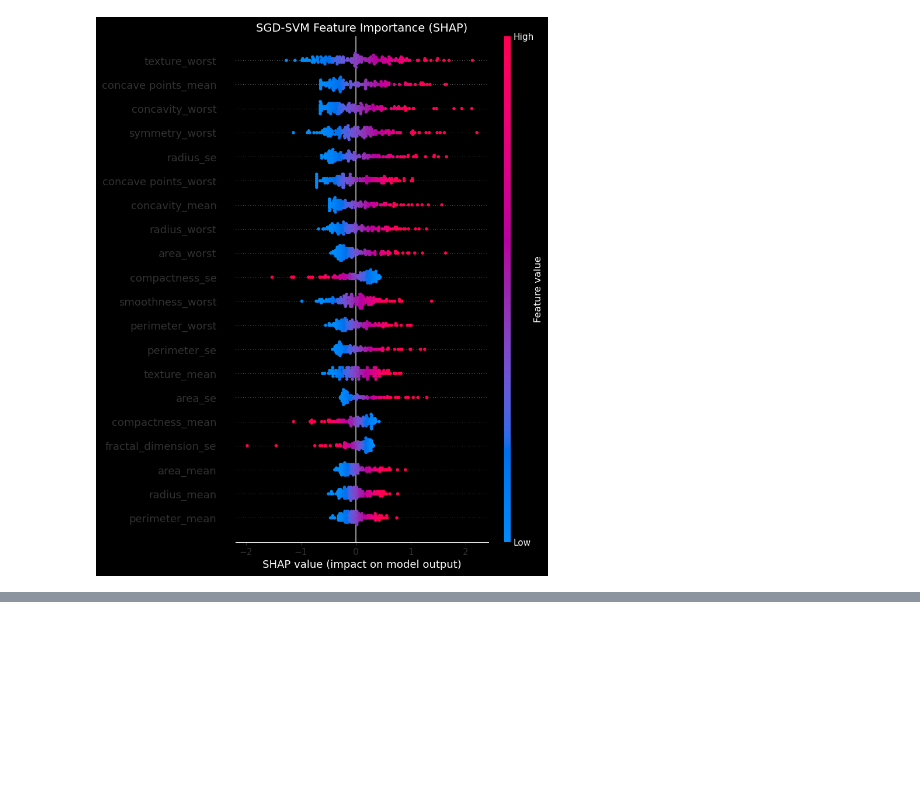
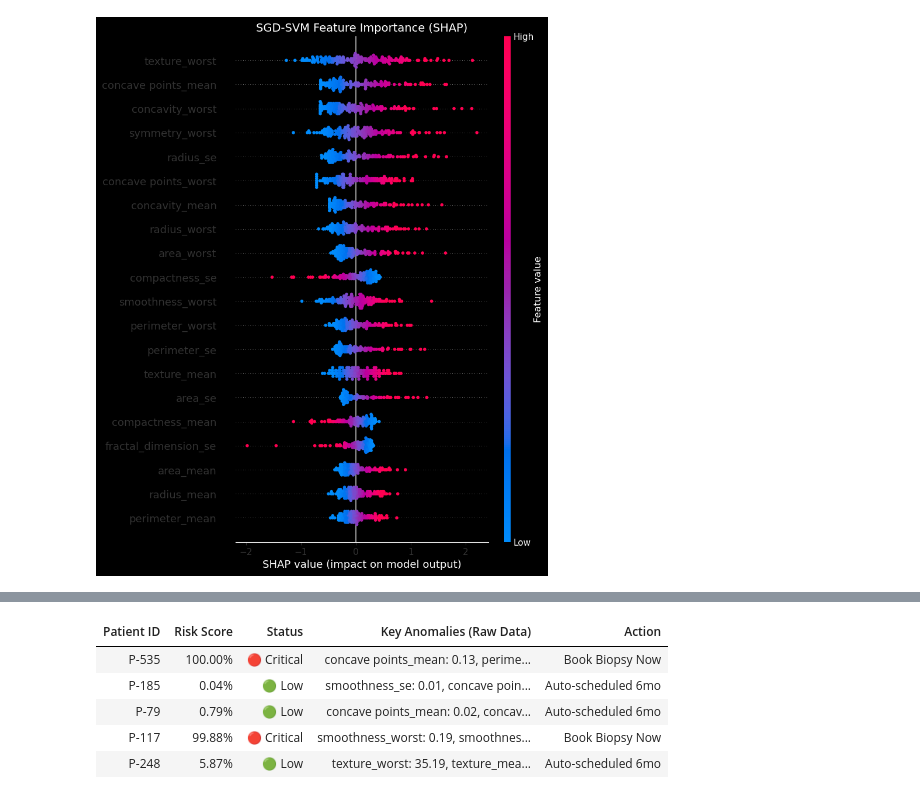
Before and after one commit to yasmineCH03/Breast_Cancer_Detection_ML_Project, a Jupyter notebook: Notebooks/synthesis_notebook.ipynb, the cells around one changed output, grey strips where cells are left out. Drawn from its saved outputs; the diff is of its cells as text; code cells hidden in the pictures; blank space fills up the shorter version.

Commit message:
added test table for risk stratification

```diff
--- a/Notebooks/synthesis_notebook.ipynb
+++ b/Notebooks/synthesis_notebook.ipynb
@@ -1613,0 +1625,86 @@ Generating SHAP Summary Plot for SGD-SVM...
+# %%
+# ---------------------------------------------------------
+# DASHBOARD SIMULATION (Table Generation Only)
+# ---------------------------------------------------------
+from IPython.display import display
+
+# 1. SETUP: Select random patients from the Test Set
+n_samples = 5
+# Get random indices from the X_test dataframe
+random_indices = np.random.choice(X_test.index, n_samples, replace=False)
+
+dashboard_data = []
+
+print(f"🏥 HOSPITAL TRIAGE SYSTEM - BATCH PROCESSING (Simulated)")
+print(f"Processing {n_samples} incoming scans...\n")
+
+for idx in random_indices:
+    # A. GET DATA
+    # Raw data (for display)
+    raw_row = X_test.loc[idx]
+    # Scaled data (for prediction) - Find corresponding row in X_test_scaled
+    # Note: X_test_scaled is a numpy array matching X_test order.
+    # We need the integer position of 'idx' in 'X_test' to find it in 'X_test_scaled'
+    int_loc = X_test.index.get_loc(idx)
+    scaled_row = X_test_scaled[int_loc].reshape(1, -1)
+
+    # B. PREDICT
+    prob = calibrator.predict_proba(scaled_row)[0][1]
+
+    # C. TRIAGE LOGIC
+    if prob >= 0.80:
+        status = "🔴 Critical"
+        action = "Book Biopsy Now"
+    elif prob >= 0.40:
+        status = "🟠 Urgent"
+        action = "Review Today"
+    else:
+        status = "🟢 Low"
+        action = "Auto-scheduled 6mo"
+
+    # D. EXPLAINABILITY (LITE)
+    # Find the top 3 features that are most "abnormal" (highest z-score deviation)
+    # This is a good proxy for what makes this patient unique
+    top_outlier_indices = np.argsort(np.abs(X_test_scaled[int_loc]))[::-1][:3]
+
+    factors = []
+    for feat_idx in top_outlier_indices:
+        feat_name = X.columns[feat_idx]
+        feat_val = raw_row[feat_name]
+        factors.append(f"{feat_name}: {feat_val:.2f}")
+
+    factors_str = ", ".join(factors)
+
+    # E. APPEND
+    dashboard_data.append({
+        "Patient ID": f"P-{idx}",
+        "Risk Score": f"{prob:.2%}", # Format as percentage
+        "Status": status,
+        "Key Anomalies (Raw Data)": factors_str,
+        "Action": action
+    })
+
+# 2. DISPLAY TABLE
+dashboard_df = pd.DataFrame(dashboard_data)
+
+# Styling Helper
+def color_rows(val):
+    s = str(val)
+    if 'Critical' in s: return 'color: red; font-weight: bold;'
+    if 'Urgent' in s: return 'color: #e67e22; font-weight: bold;'
+    if 'Low' in s: return 'color: #27ae60;'
+    if 'Book' in s: return 'background-color: #c0392b; color: white; border-radius: 4px; padding: 2px 6px;'
+    if 'Review' in s: return 'border: 1px solid #e67e22; color: #e67e22; border-radius: 4px; padding: 2px 6px;'
+    return ''
+
+styler = dashboard_df.style\
+    .applymap(lambda x: color_rows(x) if any(k in str(x) for k in ['Critical', 'Urgent', 'Low']) else '', subset=['Status', 'Risk Score'])\
+    .applymap(lambda x: color_rows(x) if any(k in str(x) for k in ['Book', 'Review']) else '', subset=['Action'])\
+    .set_properties(**{'text-align': 'left', 'padding': '8px', 'font-family': 'sans-serif', 'background-color': '#1a1a1a', 'color': '#ddd'})
+
+# Hide index if possible
+try: styler = styler.hide(axis="index")
+except: pass
+
+display(styler)
+# %% [output]
@@ -1613,0 +1713,6 @@ Generating SHAP Summary Plot for SGD-SVM...
+| Patient ID | Risk Score | Status | Key Anomalies (Raw Data) | Action |
+| P-535 | 100.00% | 🔴 Critical | concave points_mean: 0.13, perime... | Book Biopsy Now |
+| P-185 | 0.04% | 🟢 Low | smoothness_se: 0.01, concave poin... | Auto-scheduled 6mo |
+| P-79 | 0.79% | 🟢 Low | concave points_mean: 0.02, concav... | Auto-scheduled 6mo |
+| P-117 | 99.88% | 🔴 Critical | smoothness_worst: 0.19, smoothnes... | Book Biopsy Now |
+| P-248 | 5.87% | 🟢 Low | texture_worst: 35.19, texture_mea... | Auto-scheduled 6mo |
```
Also changed, not shown: parts of 2 cells of this notebook.
